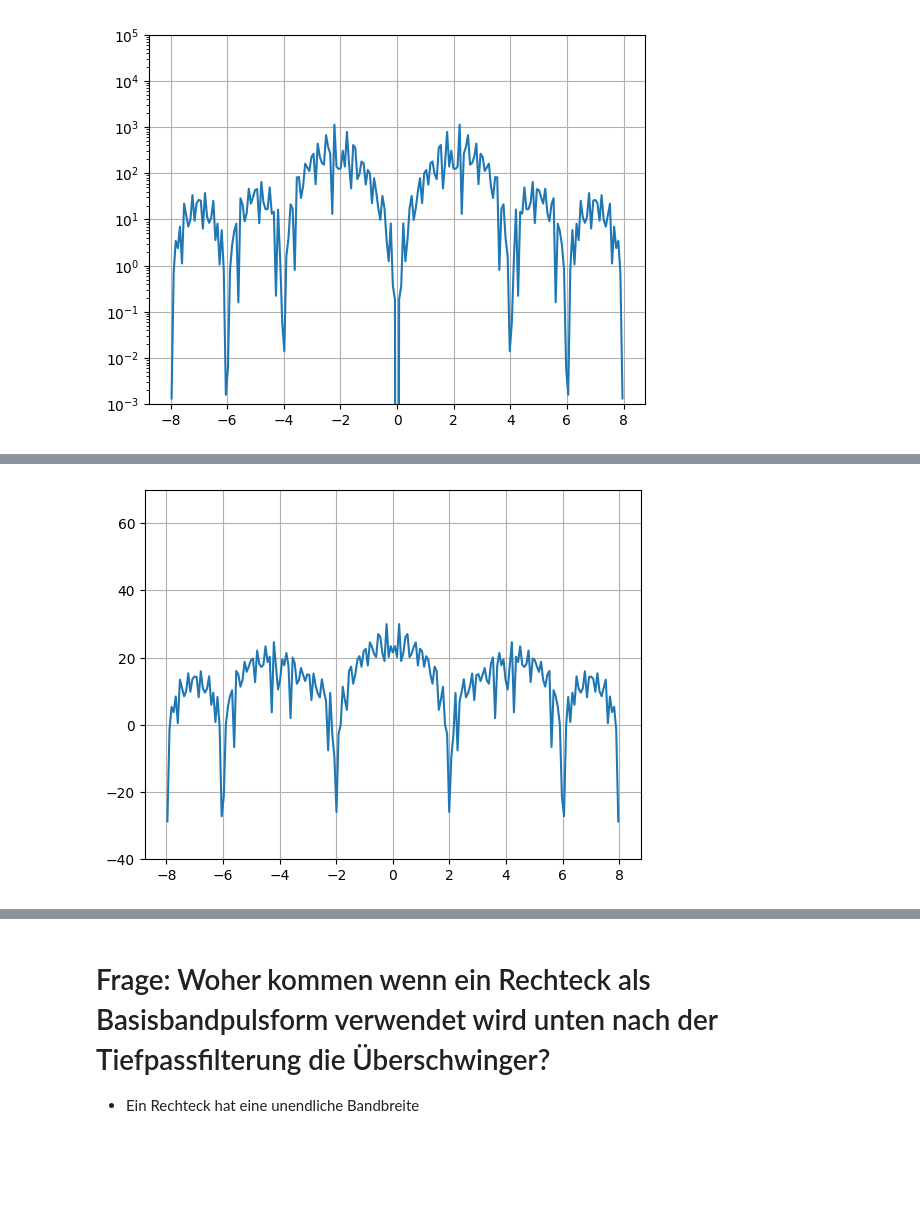
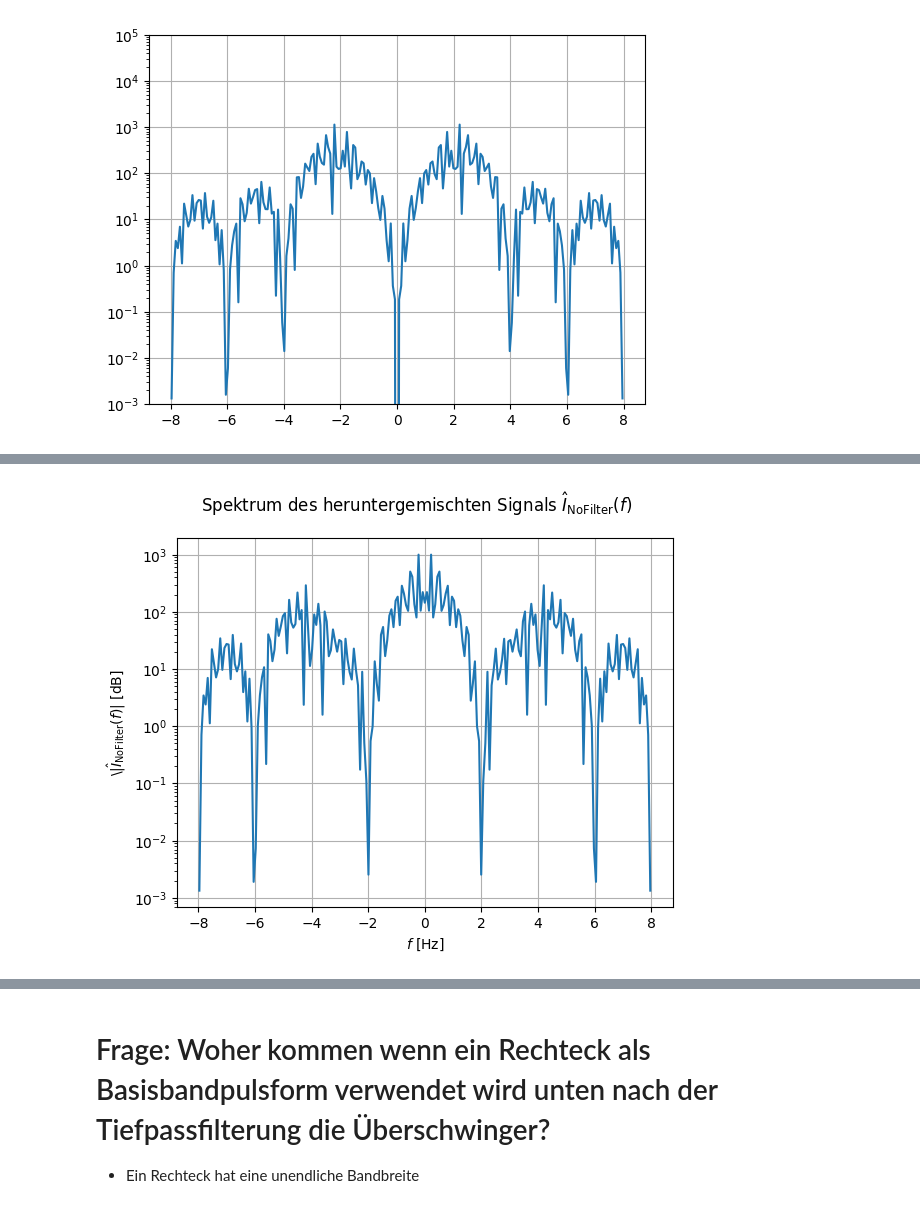
Before and after one commit to sonnylednaw/sdr-module, a Jupyter notebook: iq-modulation/iq-sampling.ipynb, the cells around one changed output, grey strips where cells are left out. Cells and saved outputs as stored; diff of their text form; code cells hidden in the pictures; blank space fills up the shorter version.

```diff
--- a/iq-modulation/iq-sampling.ipynb
+++ b/iq-modulation/iq-sampling.ipynb
@@ -424,6 +463,4 @@ $$
 # %%
-# Receiver
-# Downconvert the signal
-x_hat_i = s_hf * s_c_I
-t = np.arange(x_hat_i.size) * T_sample
+I_hat_i_no_filter = s_hf * s_c_I
+t = np.arange(I_hat_i_no_filter.size) * T_sample
 # %%
@@ -434,10 +493,13 @@ plt.plot(t, x_hat_i)
+# %%
+I_hat_i_no_filter_spectrum = np.fft.fftshift(np.fft.fft(I_hat_i_no_filter))
+f = np.fft.fftshift(np.fft.fftfreq(len(I_hat_i_no_filter), T_sample))
 # %%
-# spectrum of the downconverted signal
-f = np.fft.fftshift(np.fft.fftfreq(len(x_hat_i), T_sample))
-downconverted_signal_spectrum = np.fft.fftshift(np.fft.fft(x_hat_i))
-plt.plot(f, 20*np.log10(np.abs(downconverted_signal_spectrum)))
+plt.plot(f, np.abs(I_hat_i_no_filter_spectrum)**2)
+plt.suptitle(r"Spektrum des heruntergemischten Signals: $\hat{I}_{\rm{No Filter}}(f)$")
 plt.grid(True)
-plt.ylim(-40, 70)
+plt.yscale('log')
+plt.xlabel(r"$f$ [Hz]")
+plt.ylabel(r"|$\hat{I}_{\rm{No Filter}}(f)$| [dB]")
 plt.show()
 # %% [output]
-[figure, old version]
+[figure, new version]
```
Also changed, not shown: parts of 32 cells of this notebook.
